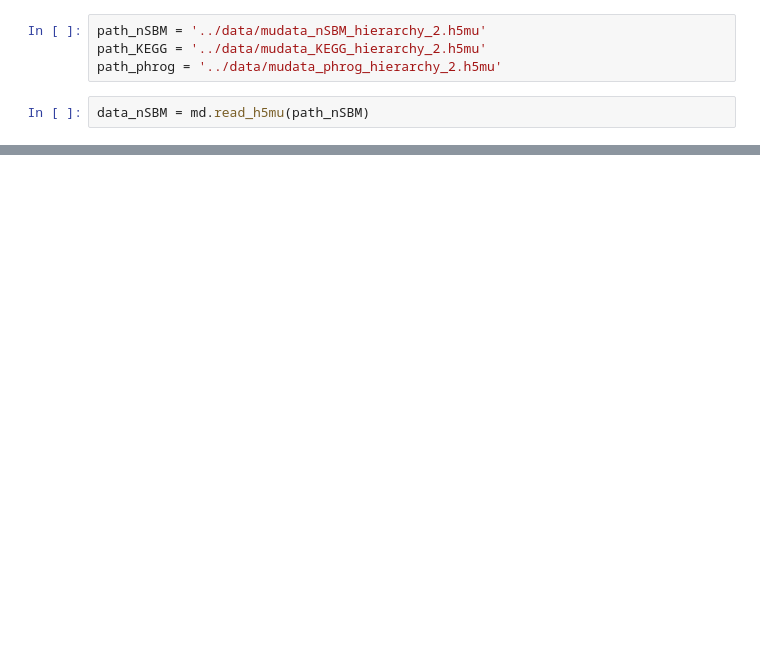
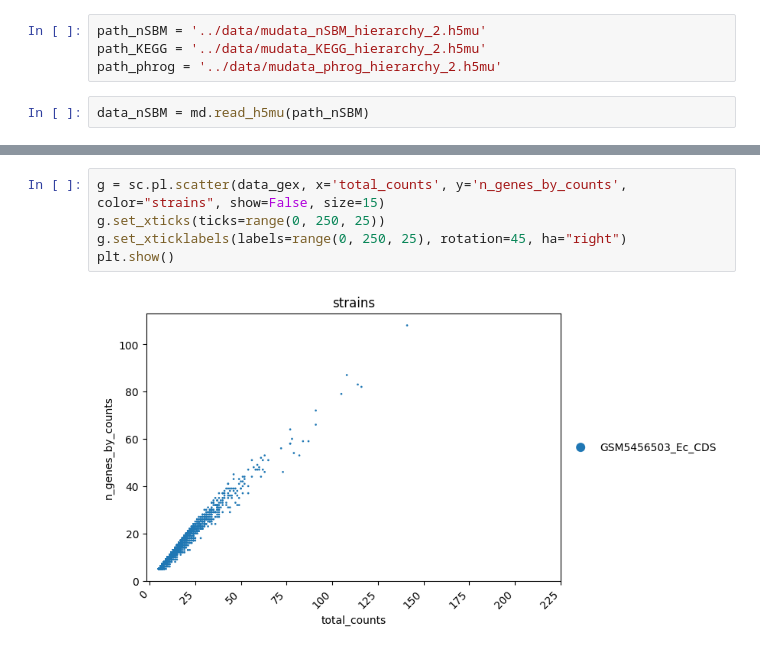
Before and after one commit to leuschjanphilipp/BacDrop-ggi, a Jupyter notebook: preprocessing/preprocessing.ipynb, the cells around one changed output, grey strips where cells are left out. Cells and saved outputs as stored; diff of their text form; blank space fills up the shorter version.

```diff
--- a/preprocessing/preprocessing.ipynb
+++ b/preprocessing/preprocessing.ipynb
@@ -21,0 +47,7 @@ adata_tmp.obs['doublet'] = np.zeros(adata_tmp.shape[0])
+# %%
+g = sc.pl.scatter(data_gex, x='total_counts', y='n_genes_by_counts', color="strains", show=False, size=15)
+g.set_xticks(ticks=range(0, 250, 25))
+g.set_xticklabels(labels=range(0, 250, 25), rotation=45, ha="right")
+plt.show()
+# %% [output]
+[figure, added]
```
Also changed, not shown: parts of 46 cells of this notebook, 4 other files.
